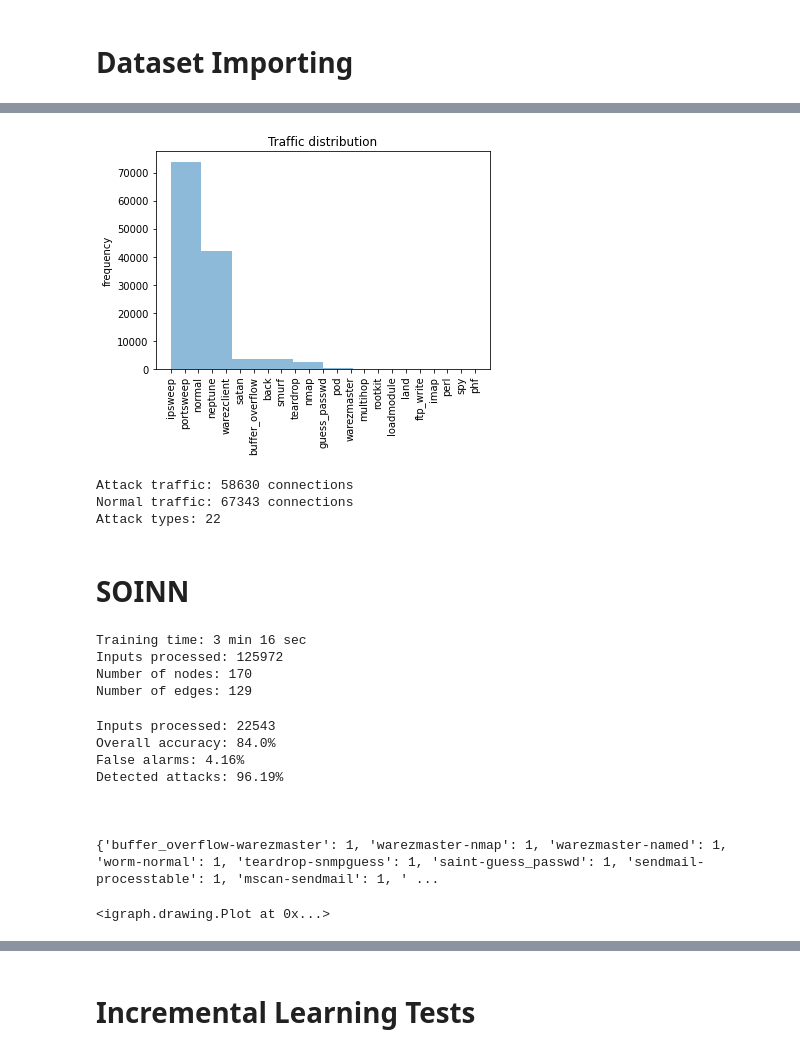
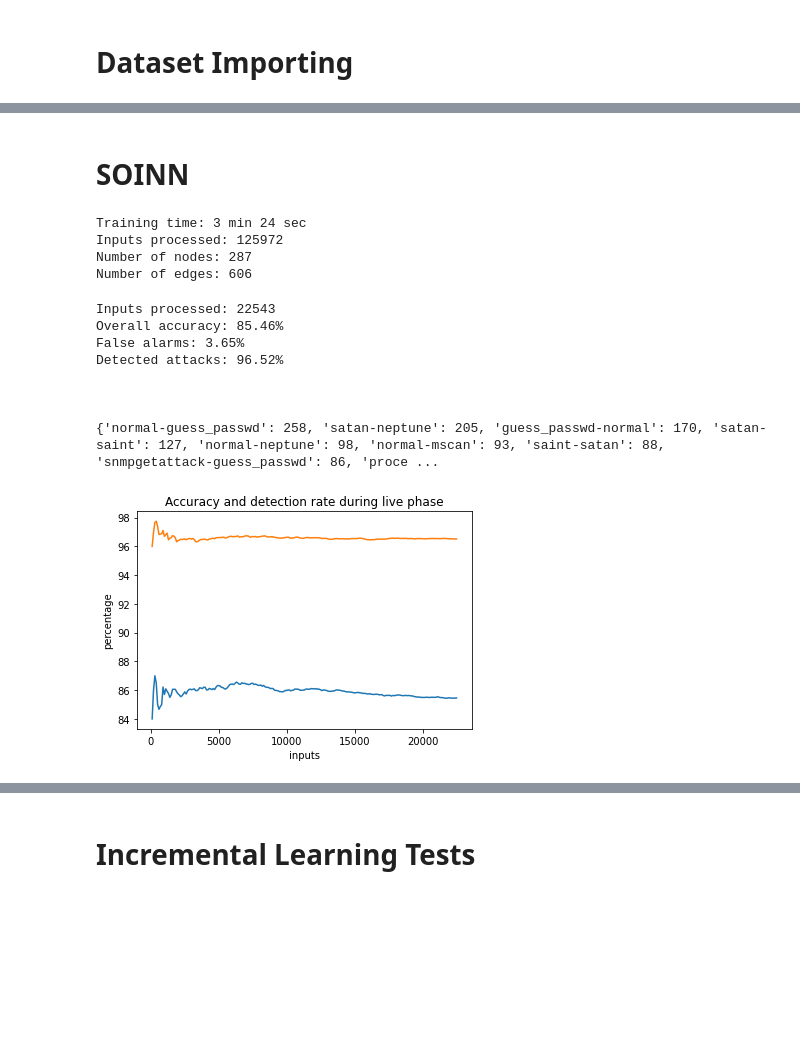
Before and after one commit to marcellorinaldo/SF-SOINN-IDS, a Jupyter notebook: nsl-kdd.ipynb, the cells around one changed output, grey strips where cells are left out. Saved outputs shown, nothing was run; the diff lists cells and outputs as text; code cells hidden in the pictures; blank space fills up the shorter version.

```diff
--- a/nsl-kdd.ipynb
+++ b/nsl-kdd.ipynb
@@ -198,16 +231,14 @@ del test_21['41']
 plt.title('Traffic distribution')
 plt.ylabel('frequency')
 plt.xticks(rotation=90)
-plt.hist(y_train, alpha=0.5, histtype='bar')
+plt.hist(np.append(y_train, y_test_n21), alpha=0.5, histtype='bar')
 plt.show()
-# %% [output]
-[figure, removed]
 # %%
 n_attack = 0
 n_normal = 0
 attack_types = set()
 
-for c in y_train:
+for c in np.append(y_train, y_test_n21):
     if c == 'normal':
         n_normal += 1
     else:
@@ -217,10 +248,6 @@ for c in y_train:
 print(f'Attack traffic: {n_attack} connections')
 print(f'Normal traffic: {n_normal} connections')
 print(f'Attack types: {len(attack_types)}')
-# %% [output]
-Attack traffic: 58630 connections
-Normal traffic: 67343 connections
-Attack types: 22
 # %% [markdown]
 # SOINN
 # %%
@@ -233,23 +260,24 @@ x3 = train.iloc[rand_int].values
 
 s = SOINN.SOINN(x1, x2, x3, max_edge_age=1000, iter_lambda=50)
 
-xs, n_nodes, n_edges, n_del_nodes, n_del_edges = run_train(s, data=train, y_train=y_train)
+xs, n_nodes, n_edges, n_del_nodes, n_del_edges = train_phase(model=s, data=train, labels=y_train)
 # %% [output]
-Training time: 3 min 16 sec
+Training time: 3 min 24 sec
 Inputs processed: 125972
-Number of nodes: 170
-Number of edges: 129
+Number of nodes: 287
+Number of edges: 606
 # %%
-run_test(s, data=test, y_test=y_test)
+live_phase(model=s, data=test, labels=y_test, plots=True)
 # %% [output]
 Inputs processed: 22543
-Overall accuracy: 84.0%
-False alarms: 4.16%
-Detected attacks: 96.19%
+Overall accuracy: 85.46%
+False alarms: 3.65%
+Detected attacks: 96.52%
 
 
 
-{'buffer_overflow-warezmaster': 1, 'warezmaster-nmap': 1, 'warezmaster-named': 1, 'worm-normal': 1, 'teardrop-snmpguess': 1, 'saint-guess_passwd': 1, 'sendmail-processtable': 1, 'mscan-sendmail': 1, ' ...
+{'normal-guess_passwd': 258, 'satan-neptune': 205, 'guess_passwd-normal': 170, 'satan-saint': 127, 'normal-neptune': 98, 'normal-mscan': 93, 'saint-satan': 88, 'snmpgetattack-guess_passwd': 86, 'proce ...
+[figure, added]
 # %%
 i = 0
 color_dict = dict()
@@ -259,9 +287,7 @@ for c in classes:
     color_dict[c] = palette[i]
     i += 1
 
-ig.plot(s.network, vertex_size=5, vertex_color=[color_dict[c] for c in s.network.vs['cl']])
+ig.plot(s.network, vertex_size=5, vertex_color=[color_dict[c] for c in s.network.vs['c']])
-# %% [output]
-<igraph.drawing.Plot at 0x...>
 # %%
 plt.plot(xs, n_nodes)
 plt.title('Nodes growth')
```
Also changed, not shown: parts of 25 cells of this notebook, 1 other file.
